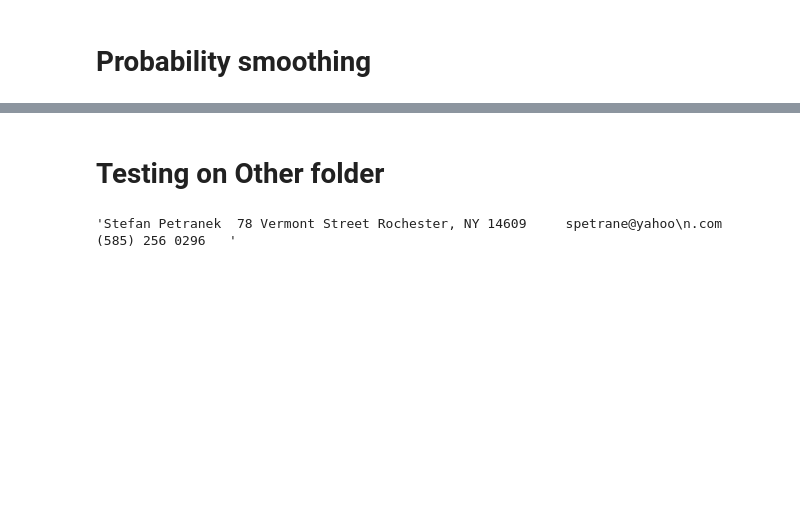
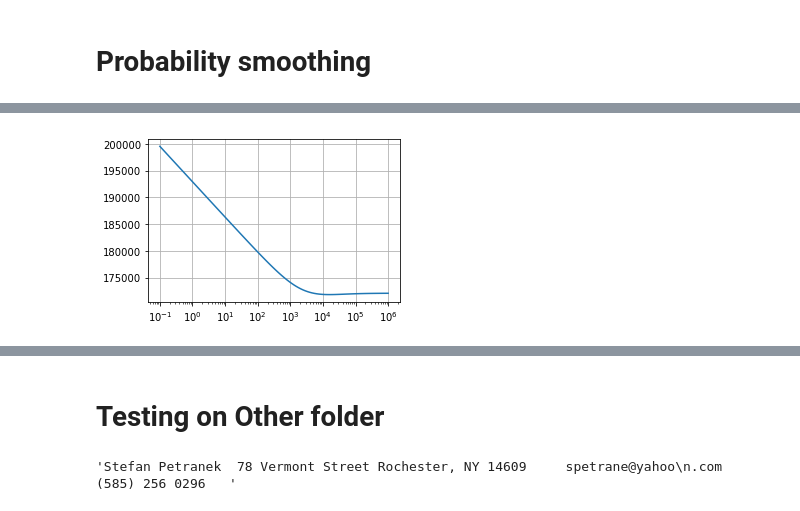
Before and after one commit to frolovconst/AIR_course, a Jupyter notebook: HW2/LM.ipynb, the cells around one changed output, grey strips where cells are left out. Cells and saved outputs as stored; diff of their text form; code cells hidden in the pictures; blank space fills up the shorter version.

```diff
--- a/HW2/LM.ipynb
+++ b/HW2/LM.ipynb
@@ -328,0 +487,10 @@ profit_function([sum_dct, edctn_dct, xprnc_dct], whole_dict_prb, 50000)
+# %%
+mu_ary = np.geomspace(.1, 1000000, num=100)
+prf_ary = pfvec(mu_ary, [sum_dct, edctn_dct, xprnc_dct], whole_dict_prb)
+fig, ax = plt.subplots(figsize=[4.5,3])
+plt.semilogx()
+plt.plot(mu_ary, prf_ary)
+plt.grid()
+plt.show()
+# %% [output]
+[figure, added]
```
Also changed, not shown: parts of 26 cells of this notebook, 7 other files.
